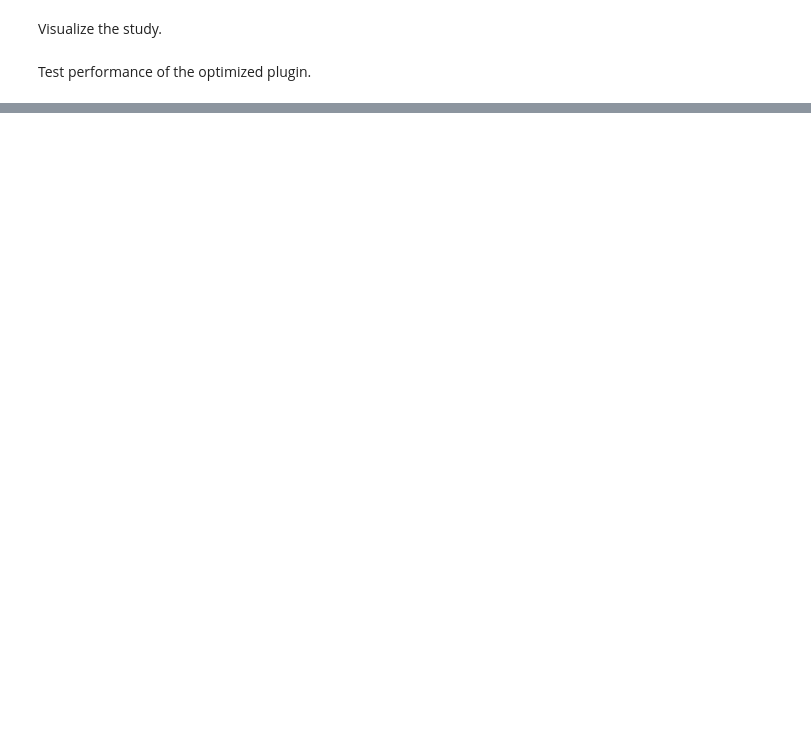
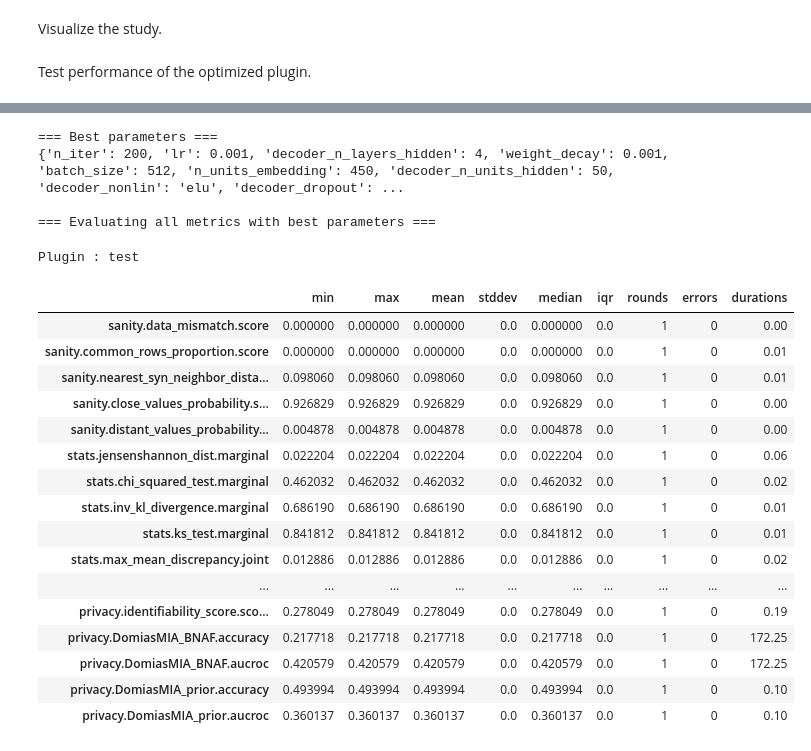
Before and after one commit to georgelepsaya/synth_tab_health_data, a Jupyter notebook: synth_data.ipynb, the cells around one changed output, grey strips where cells are left out. Drawn from its saved outputs; the diff is of its cells as text; code cells hidden in the pictures; blank space fills up the shorter version.

Commit message:
Separate experiment function and evaluate RTVAE

```diff
--- a/synth_data.ipynb
+++ b/synth_data.ipynb
@@ -393,0 +457,5 @@ plugin.generate(50, **best_params)
+# %%
+from run_experiment import run_experiment
+
+run_experiment("rtvae", "heart.csv")
+# %% [output]
@@ -393,0 +476,22 @@ plugin.generate(50, **best_params)
+=== Best parameters ===
+{'n_iter': 200, 'lr': 0.001, 'decoder_n_layers_hidden': 4, 'weight_decay': 0.001, 'batch_size': 512, 'n_units_embedding': 450, 'decoder_n_units_hidden': 50, 'decoder_nonlin': 'elu', 'decoder_dropout': ...
+
+=== Evaluating all metrics with best parameters ===
+Plugin : test
+|  | min | max | mean | stddev | median | iqr | rounds | errors | durations |
+| sanity.data_mismatch.score | 0.000000 | 0.000000 | 0.000000 | 0.0 | 0.000000 | 0.0 | 1 | 0 | 0.00 |
+| sanity.common_rows_proportion.score | 0.000000 | 0.000000 | 0.000000 | 0.0 | 0.000000 | 0.0 | 1 | 0 | 0.01 |
+| sanity.nearest_syn_neighbor_dista... | 0.098060 | 0.098060 | 0.098060 | 0.0 | 0.098060 | 0.0 | 1 | 0 | 0.01 |
+| sanity.close_values_probability.s... | 0.926829 | 0.926829 | 0.926829 | 0.0 | 0.926829 | 0.0 | 1 | 0 | 0.00 |
+| sanity.distant_values_probability... | 0.004878 | 0.004878 | 0.004878 | 0.0 | 0.004878 | 0.0 | 1 | 0 | 0.00 |
+| stats.jensenshannon_dist.marginal | 0.022204 | 0.022204 | 0.022204 | 0.0 | 0.022204 | 0.0 | 1 | 0 | 0.06 |
+| stats.chi_squared_test.marginal | 0.462032 | 0.462032 | 0.462032 | 0.0 | 0.462032 | 0.0 | 1 | 0 | 0.02 |
+| stats.inv_kl_divergence.marginal | 0.686190 | 0.686190 | 0.686190 | 0.0 | 0.686190 | 0.0 | 1 | 0 | 0.01 |
+| stats.ks_test.marginal | 0.841812 | 0.841812 | 0.841812 | 0.0 | 0.841812 | 0.0 | 1 | 0 | 0.01 |
+| stats.max_mean_discrepancy.joint | 0.012886 | 0.012886 | 0.012886 | 0.0 | 0.012886 | 0.0 | 1 | 0 | 0.02 |
+| ... | ... | ... | ... | ... | ... | ... | ... | ... | ... |
+| privacy.identifiability_score.sco... | 0.278049 | 0.278049 | 0.278049 | 0.0 | 0.278049 | 0.0 | 1 | 0 | 0.19 |
+| privacy.DomiasMIA_BNAF.accuracy | 0.217718 | 0.217718 | 0.217718 | 0.0 | 0.217718 | 0.0 | 1 | 0 | 172.25 |
+| privacy.DomiasMIA_BNAF.aucroc | 0.420579 | 0.420579 | 0.420579 | 0.0 | 0.420579 | 0.0 | 1 | 0 | 172.25 |
+| privacy.DomiasMIA_prior.accuracy | 0.493994 | 0.493994 | 0.493994 | 0.0 | 0.493994 | 0.0 | 1 | 0 | 0.10 |
+| privacy.DomiasMIA_prior.aucroc | 0.360137 | 0.360137 | 0.360137 | 0.0 | 0.360137 | 0.0 | 1 | 0 | 0.10 |
```
Also changed, not shown: parts of 14 cells of this notebook, 4 other files.
